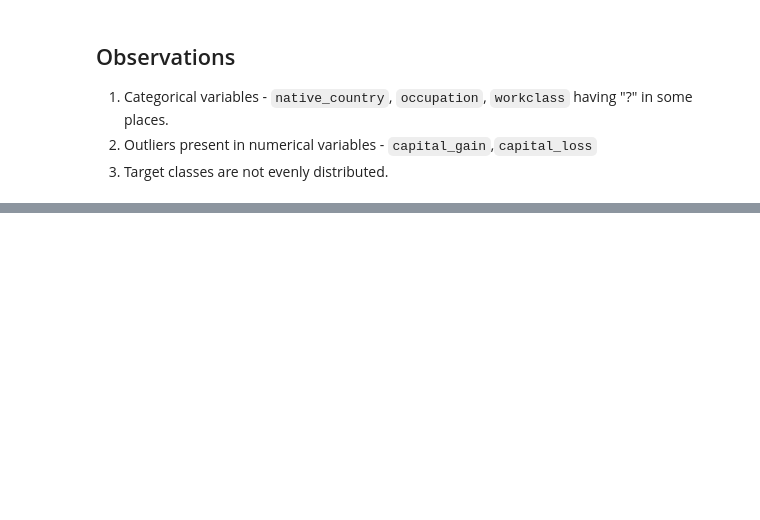
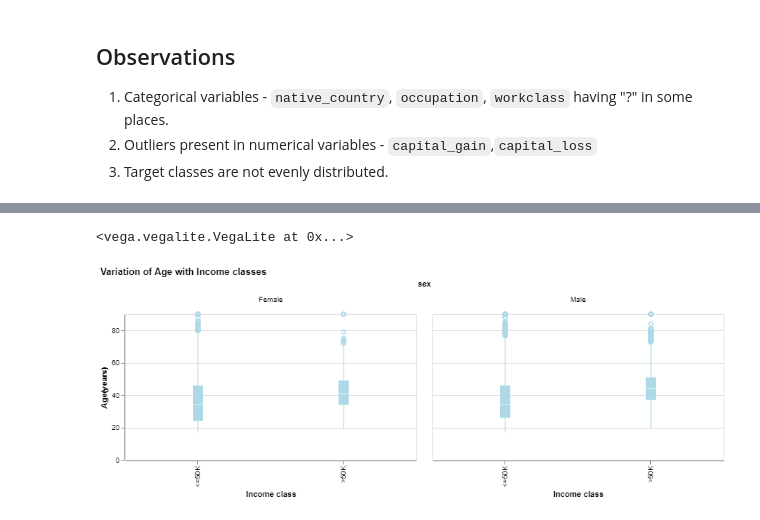
Before and after one commit to UBC-MDS/DSCI_522_group-307, a Jupyter notebook: eda/EDA_Adult_data.ipynb, the cells around one changed output, grey strips where cells are left out. Cells and saved outputs as stored; diff of their text form; code cells hidden in the pictures; blank space fills up the shorter version.

```diff
--- a/eda/EDA_Adult_data.ipynb
+++ b/eda/EDA_Adult_data.ipynb
@@ -119,0 +138,16 @@ Number of observations with income Class <=50K $ = 24720
+# %%
+alt.data_transformers.disable_max_rows()
+
+p1 = alt.Chart(X_train).mark_boxplot(color = "lightblue").encode(
+    alt.X('target:O', title = "Income class"),
+    alt.Y('age:Q', title = "Age(years)"),
+    facet = 'sex:N'
+).properties(
+    title = "Variation of Age with Income classes",
+    width = 400,
+    height = 200
+)
+p1
+# %% [output]
+<vega.vegalite.VegaLite at 0x...>
+[figure, added]
```
Also changed, not shown: parts of 24 cells of this notebook, 8 other files.
